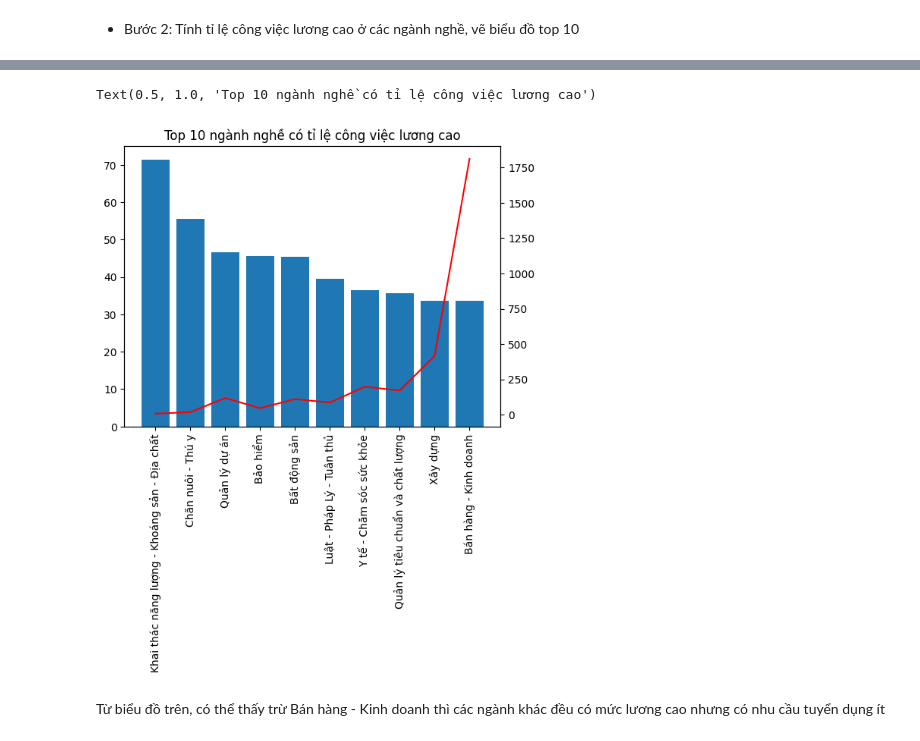
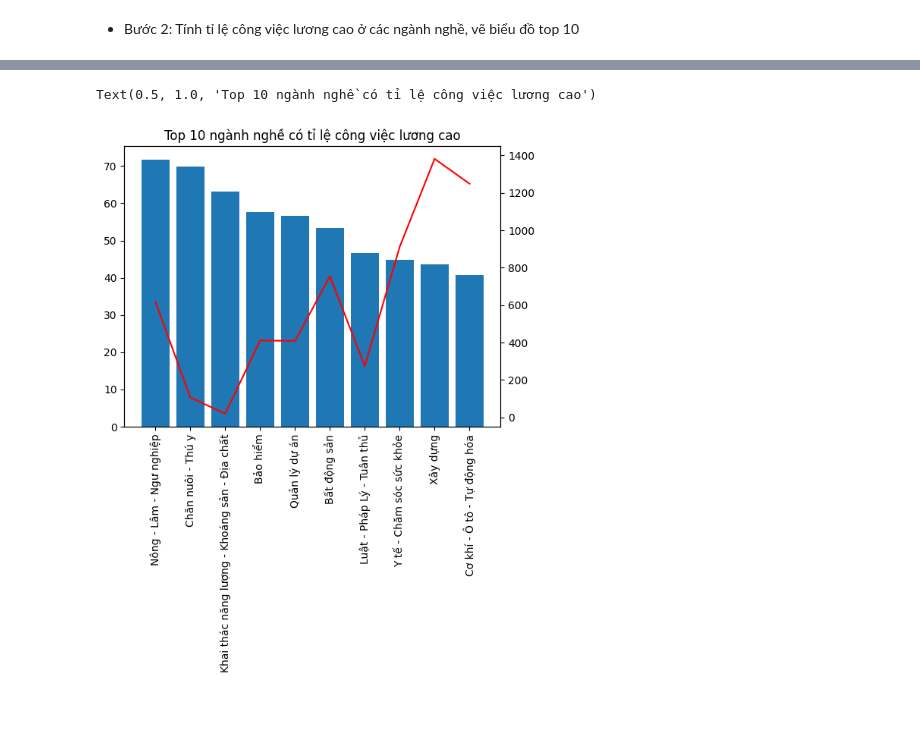
Before and after one commit to HungLVT/NMKHDL, a Jupyter notebook: notebooks/3.0-question-and-answer.ipynb, the cells around one changed output, grey strips where cells are left out. Cells and saved outputs as stored; diff of their text form; code cells hidden in the pictures; blank space fills up the shorter version.

```diff
--- a/notebooks/3.0-question-and-answer.ipynb
+++ b/notebooks/3.0-question-and-answer.ipynb
@@ -223,0 +245,9 @@ Giá trị ngưỡng: 15.5 triệu
+# %%
+#Số lượng tuyển có mức lương cao trong các ngành
+df_highsalary['Ngành nghề'] = df_highsalary['Ngành nghề'].str.split('/')
+df_highsalary = df_highsalary.explode('Ngành nghề')
+df_highsalary.reset_index(inplace=True)
+df_highsalary.drop(columns=['index'], inplace=True)
+df_highsalary_grouped = df_highsalary.groupby('Ngành nghề')['Số lượng tuyển'].sum()
+df_highsalary_grouped = pd.DataFrame(df_highsalary_grouped)
+df_highsalary_grouped.head()
@@ -223,0 +267,11 @@ Giá trị ngưỡng: 15.5 triệu
+# %%
+#Tính tỉ lệ công việc lương cao trong các ngành
+df_highsalary = pd.merge(df_highsalary_grouped, df_copy_grouped, on='Ngành nghề')
+df_highsalary.reset_index(inplace=True)
+df_highsalary.columns = ['Ngành nghề', 'Số lượng tuyển lương cao', 'Tổng số lượng tuyển']
+df_highsalary['Tỉ lệ công việc lương cao'] = df_highsalary['Số lượng tuyển lương cao'] / df_highsalary['Tổng số lượng tuyển']*100
+df_highsalary.sort_values(by='Tỉ lệ công việc lương cao', ascending=False, inplace=True)
+df_highsalary.reset_index(inplace=True)
+df_highsalary.drop(columns=['index'], inplace=True)
+df_highsalary.drop(columns=['Số lượng tuyển lương cao'], inplace=True)
+df_highsalary.head()
@@ -224,22 +285,11 @@ Giá trị ngưỡng: 15.5 triệu
 # %%
-carreer_highsalary = pd.Series(df_highsalary['Ngành nghề'].str.split('/').explode().str.strip())
-df_carreer = pd.DataFrame(carreer_highsalary.value_counts())
-df_carreer = pd.merge(df_carreer, carreer_value, on='Ngành nghề')
-
-df_carreer['Tỉ lệ công việc lương cao'] = df_carreer['count'] / df_carreer['Số lượng'] *100
-df_carreer.drop(['count'], axis=1, inplace=True)
-df_carreer = df_carreer.sort_values(by='Tỉ lệ công việc lương cao', ascending=False)
-df_carreer.reset_index(inplace=True)
-df_carreer.drop(columns=['index'], inplace=True)
-
+#Vẽ biểu đồ
 fig, ax = plt.subplots()
-ax.bar(df_carreer['Ngành nghề'].head(10), df_carreer['Tỉ lệ công việc lương cao'].head(10))
+ax.bar(df_highsalary['Ngành nghề'].head(10), df_highsalary['Tỉ lệ công việc lương cao'].head(10))
 ax2 = ax.twinx()
-ax2.plot(df_carreer['Ngành nghề'].head(10), df_carreer['Số lượng'].head(10), color = 'r')
-ax.set_xticklabels(df_carreer['Ngành nghề'].head(10), rotation='vertical')
+ax2.plot(df_highsalary['Ngành nghề'].head(10), df_highsalary['Tổng số lượng tuyển'].head(10), color = 'r')
+ax.set_xticklabels(df_highsalary['Ngành nghề'].head(10), rotation='vertical')
 plt.title('Top 10 ngành nghề có tỉ lệ công việc lương cao')
 # %% [output]
 Text(0.5, 1.0, 'Top 10 ngành nghề có tỉ lệ công việc lương cao')
-[figure, old version]
+[figure, new version]
-# %% [markdown]
-Từ biểu đồ trên, có thể thấy trừ Bán hàng - Kinh doanh thì các ngành khác đều có mức lương cao nhưng có nhu cầu tuyển dụng ít
```
Also changed, not shown: parts of 5 cells of this notebook.
